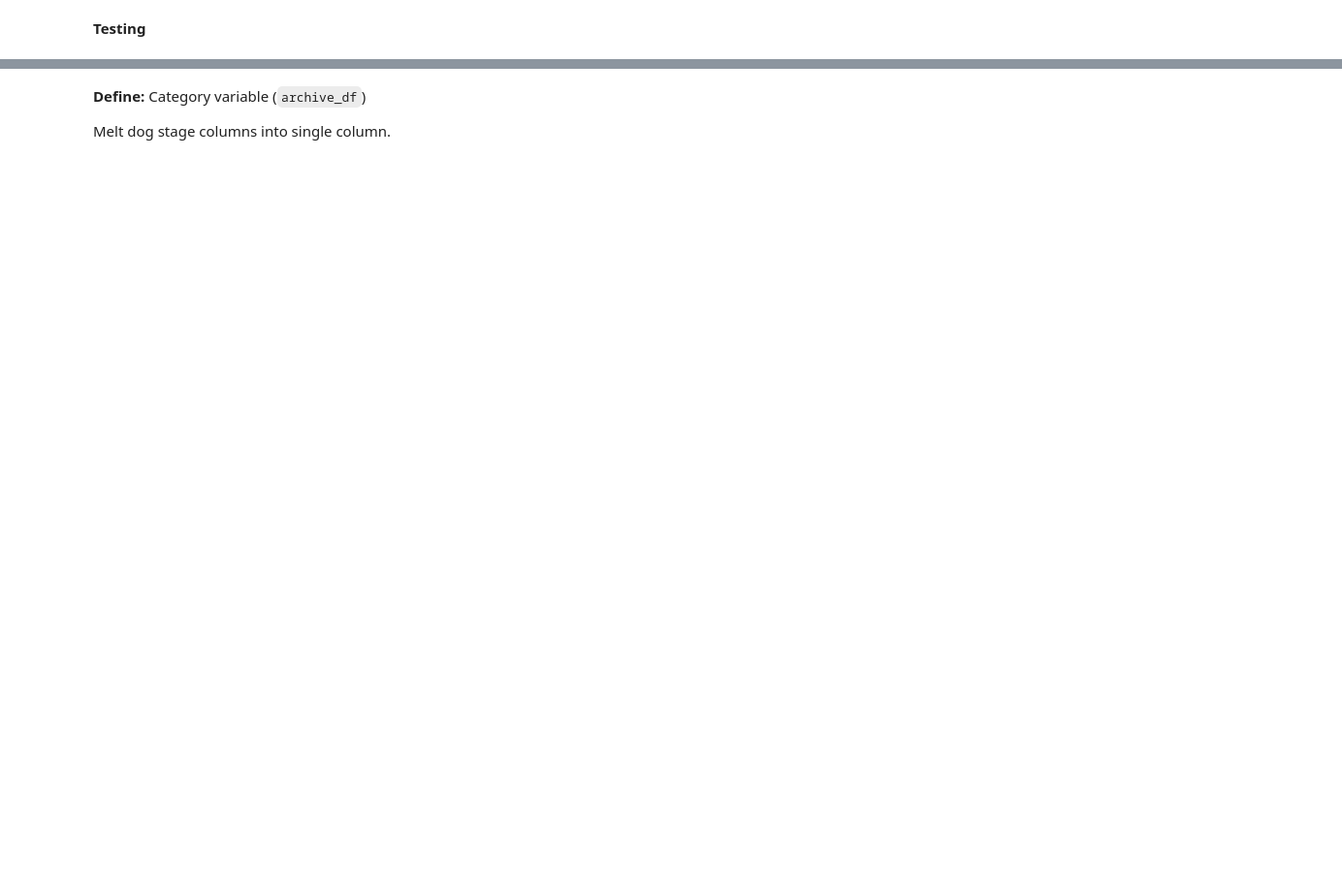
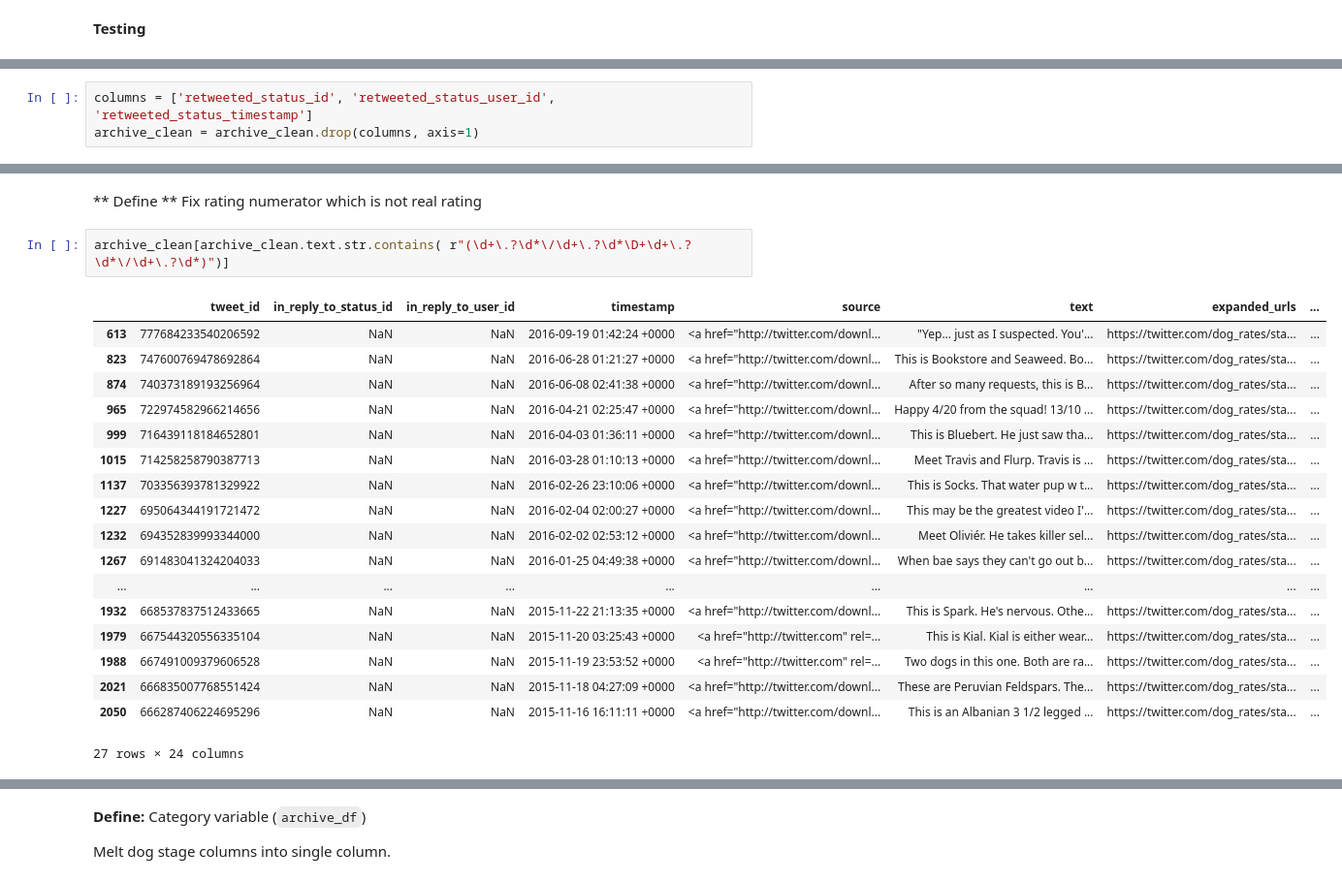
Before and after one commit to fords/Data_analyst, a Jupyter notebook: Data Wrangling/wrangle.ipynb, the cells around one changed output, grey strips where cells are left out. Shown at 97% size. Cells and saved outputs as stored; diff of their text form; blank space fills up the shorter version.

```diff
--- a/Data Wrangling/wrangle.ipynb
+++ b/Data Wrangling/wrangle.ipynb
@@ -297,0 +420,3 @@ archive_clean[archive_clean.retweets.isnull()]
+# %%
+columns = ['retweeted_status_id', 'retweeted_status_user_id', 'retweeted_status_timestamp']
+archive_clean = archive_clean.drop(columns, axis=1)
@@ -297,0 +445,24 @@ archive_clean[archive_clean.retweets.isnull()]
+# %% [markdown]
+** Define **
+Fix rating numerator which is not real rating
+# %%
+archive_clean[archive_clean.text.str.contains( r"(\d+\.?\d*\/\d+\.?\d*\D+\d+\.?\d*\/\d+\.?\d*)")]
+# %% [output]
+|  | tweet_id | in_reply_to_status_id | in_reply_to_user_id | timestamp | source | text | expanded_urls | ... |
+| 613 | 777684233540206592 | NaN | NaN | 2016-09-19 01:42:24 +0000 | <a href="http://twitter.com/downl... | "Yep... just as I suspected. You'... | https://twitter.com/dog_rates/sta... | ... |
+| 823 | 747600769478692864 | NaN | NaN | 2016-06-28 01:21:27 +0000 | <a href="http://twitter.com/downl... | This is Bookstore and Seaweed. Bo... | https://twitter.com/dog_rates/sta... | ... |
+| 874 | 740373189193256964 | NaN | NaN | 2016-06-08 02:41:38 +0000 | <a href="http://twitter.com/downl... | After so many requests, this is B... | https://twitter.com/dog_rates/sta... | ... |
+| 965 | 722974582966214656 | NaN | NaN | 2016-04-21 02:25:47 +0000 | <a href="http://twitter.com/downl... | Happy 4/20 from the squad! 13/10 ... | https://twitter.com/dog_rates/sta... | ... |
+| 999 | 716439118184652801 | NaN | NaN | 2016-04-03 01:36:11 +0000 | <a href="http://twitter.com/downl... | This is Bluebert. He just saw tha... | https://twitter.com/dog_rates/sta... | ... |
+| 1015 | 714258258790387713 | NaN | NaN | 2016-03-28 01:10:13 +0000 | <a href="http://twitter.com/downl... | Meet Travis and Flurp. Travis is ... | https://twitter.com/dog_rates/sta... | ... |
+| 1137 | 703356393781329922 | NaN | NaN | 2016-02-26 23:10:06 +0000 | <a href="http://twitter.com/downl... | This is Socks. That water pup w t... | https://twitter.com/dog_rates/sta... | ... |
+| 1227 | 695064344191721472 | NaN | NaN | 2016-02-04 02:00:27 +0000 | <a href="http://twitter.com/downl... | This may be the greatest video I'... | https://twitter.com/dog_rates/sta... | ... |
+| 1232 | 694352839993344000 | NaN | NaN | 2016-02-02 02:53:12 +0000 | <a href="http://twitter.com/downl... | Meet Oliviér. He takes killer sel... | https://twitter.com/dog_rates/sta... | ... |
+| 1267 | 691483041324204033 | NaN | NaN | 2016-01-25 04:49:38 +0000 | <a href="http://twitter.com/downl... | When bae says they can't go out b... | https://twitter.com/dog_rates/sta... | ... |
+| ... | ... | ... | ... | ... | ... | ... | ... | ... |
+| 1932 | 668537837512433665 | NaN | NaN | 2015-11-22 21:13:35 +0000 | <a href="http://twitter.com/downl... | This is Spark. He's nervous. Othe... | https://twitter.com/dog_rates/sta... | ... |
+| 1979 | 667544320556335104 | NaN | NaN | 2015-11-20 03:25:43 +0000 | <a href="http://twitter.com" rel=... | This is Kial. Kial is either wear... | https://twitter.com/dog_rates/sta... | ... |
+| 1988 | 667491009379606528 | NaN | NaN | 2015-11-19 23:53:52 +0000 | <a href="http://twitter.com" rel=... | Two dogs in this one. Both are ra... | https://twitter.com/dog_rates/sta... | ... |
+| 2021 | 666835007768551424 | NaN | NaN | 2015-11-18 04:27:09 +0000 | <a href="http://twitter.com/downl... | These are Peruvian Feldspars. The... | https://twitter.com/dog_rates/sta... | ... |
+| 2050 | 666287406224695296 | NaN | NaN | 2015-11-16 16:11:11 +0000 | <a href="http://twitter.com/downl... | This is an Albanian 3 1/2 legged ... | https://twitter.com/dog_rates/sta... | ... |
+27 rows × 24 columns
```
Also changed, not shown: parts of 65 cells of this notebook.
